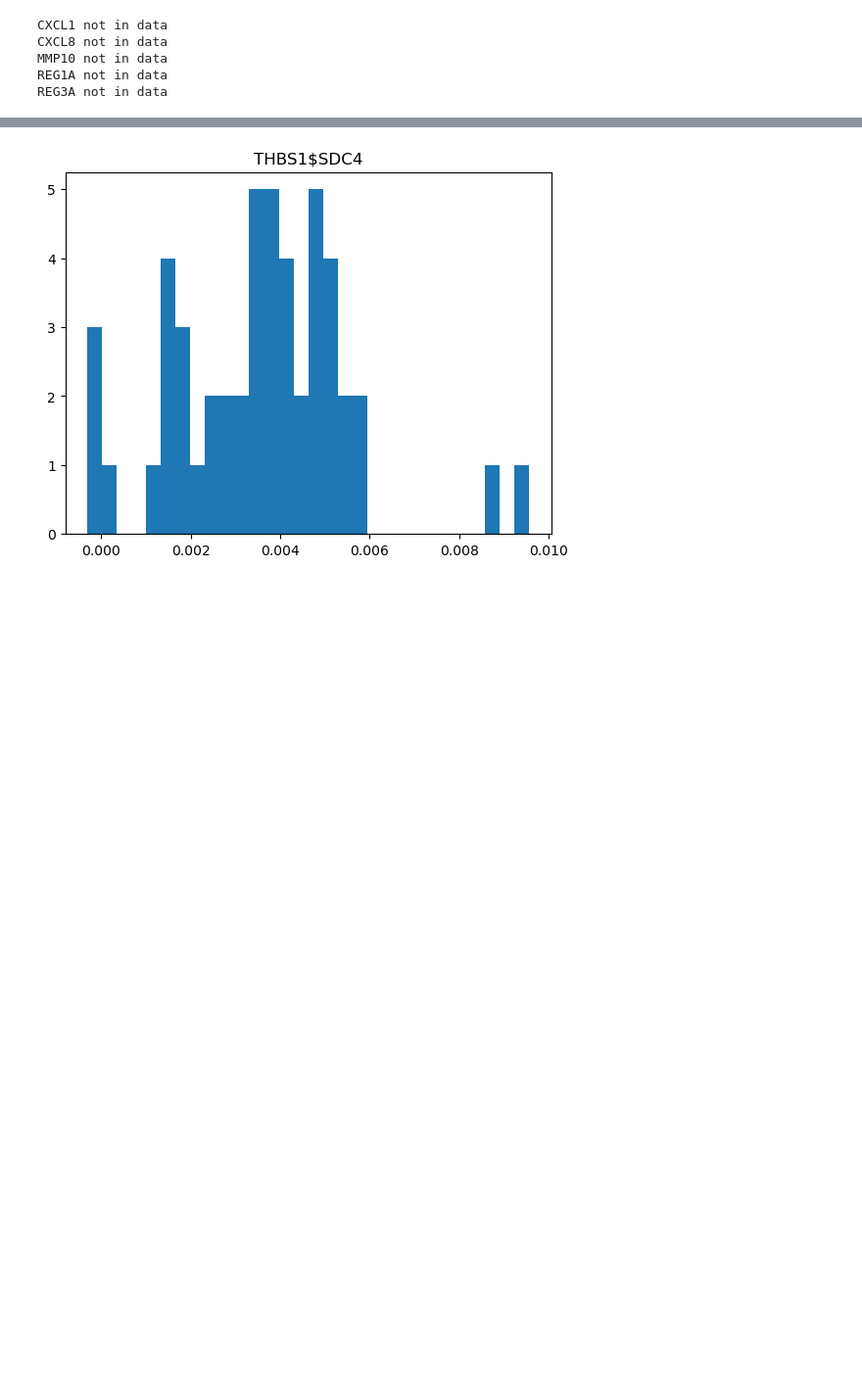
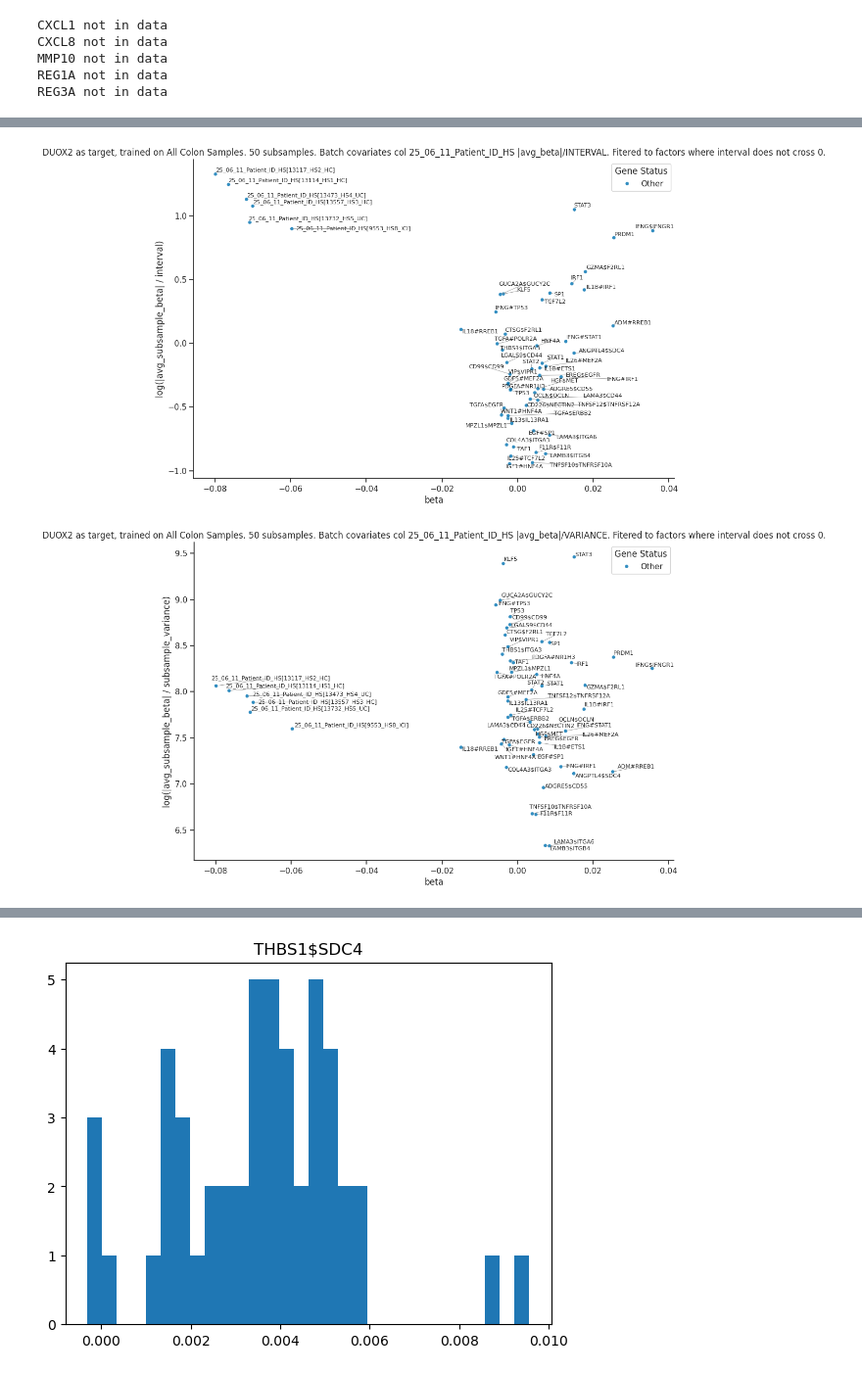
Before and after one commit to fosterea/MetabTravLR, a Jupyter notebook: metab_processing/LinearRegression/colon_test.ipynb, the cells around one changed output, grey strips where cells are left out. Shown at 98% size. Cells and saved outputs as stored; diff of their text form; code cells hidden in the pictures; blank space fills up the shorter version.

```diff
--- a/metab_processing/LinearRegression/colon_test.ipynb
+++ b/metab_processing/LinearRegression/colon_test.ipynb
@@ -167,0 +398,5 @@ betas = fit_gene_betas(adata, genes=['DUOX2'], annot_col=ANNOT_COL, annot_value=
+# %%
+run_and_plot(adata, onehot_col='25_06_11_Patient_ID_HS', n_sub=50)
+# %% [output]
+[figure, added]
+[figure, added]
```
Also changed, not shown: parts of 18 cells of this notebook.
